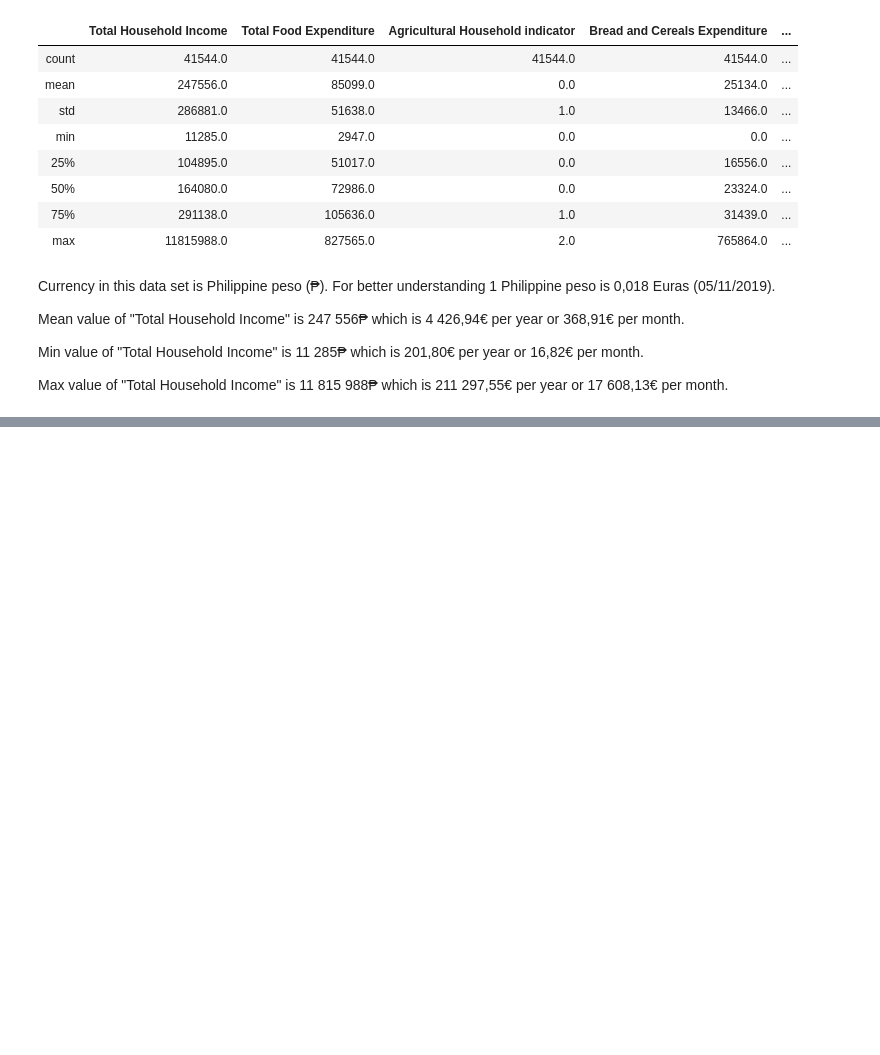
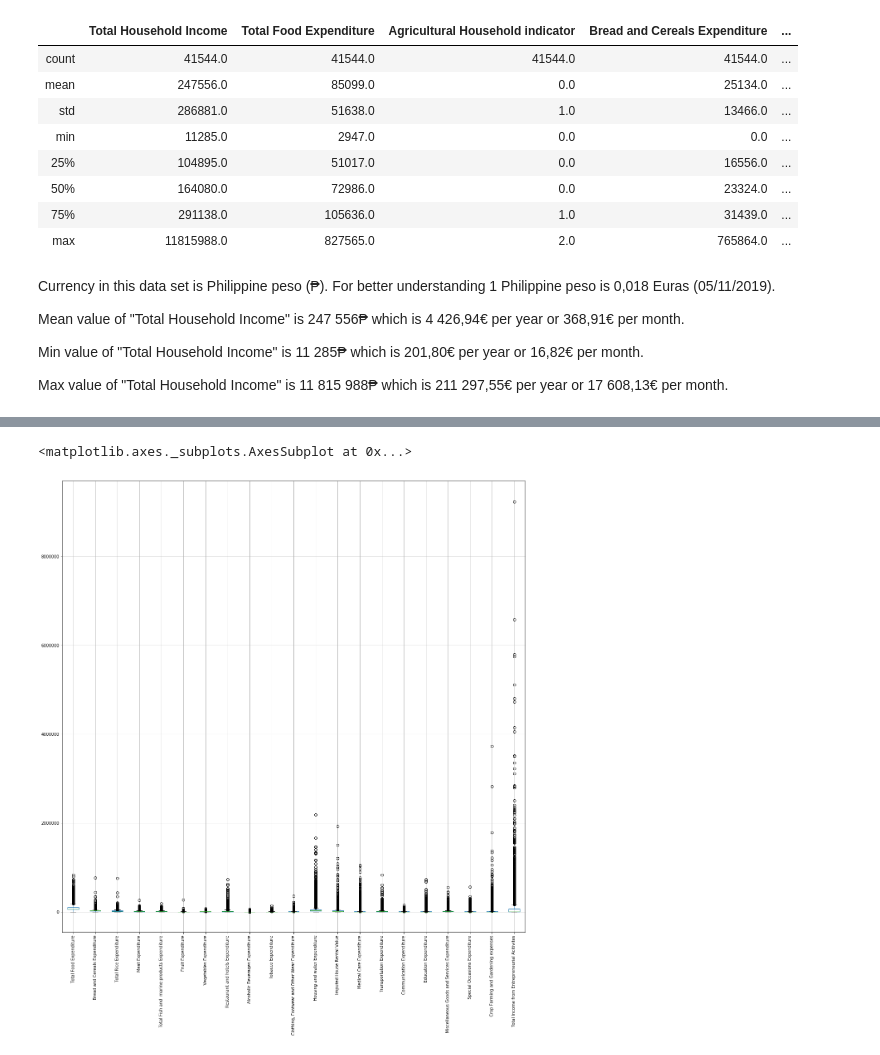
Before and after one commit to Rasa117/project, a Jupyter notebook: view of dataset.ipynb, the cells around one changed output, grey strips where cells are left out. Saved outputs shown, nothing was run; the diff lists cells and outputs as text; code cells hidden in the pictures; blank space fills up the shorter version.

```diff
--- a/view of dataset.ipynb
+++ b/view of dataset.ipynb
@@ -118,0 +99,5 @@ plt.show()
+# %%
+expenditures2.boxplot(rot=90, figsize=(20,20)) # problem with data: missing values is also market zero
+# %% [output]
+<matplotlib.axes._subplots.AxesSubplot at 0x...>
+[figure, added]
```
Also changed, not shown: parts of 69 cells of this notebook.
